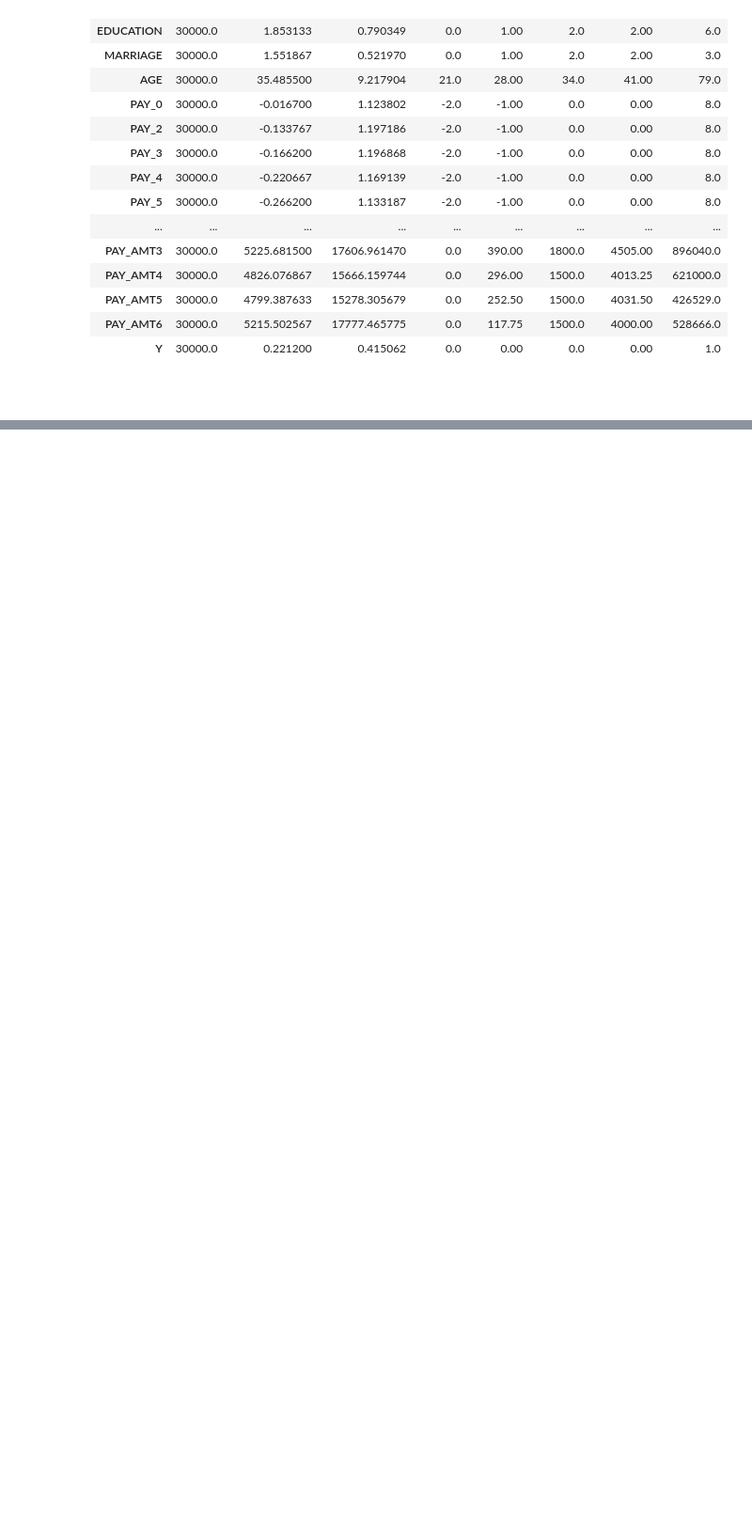
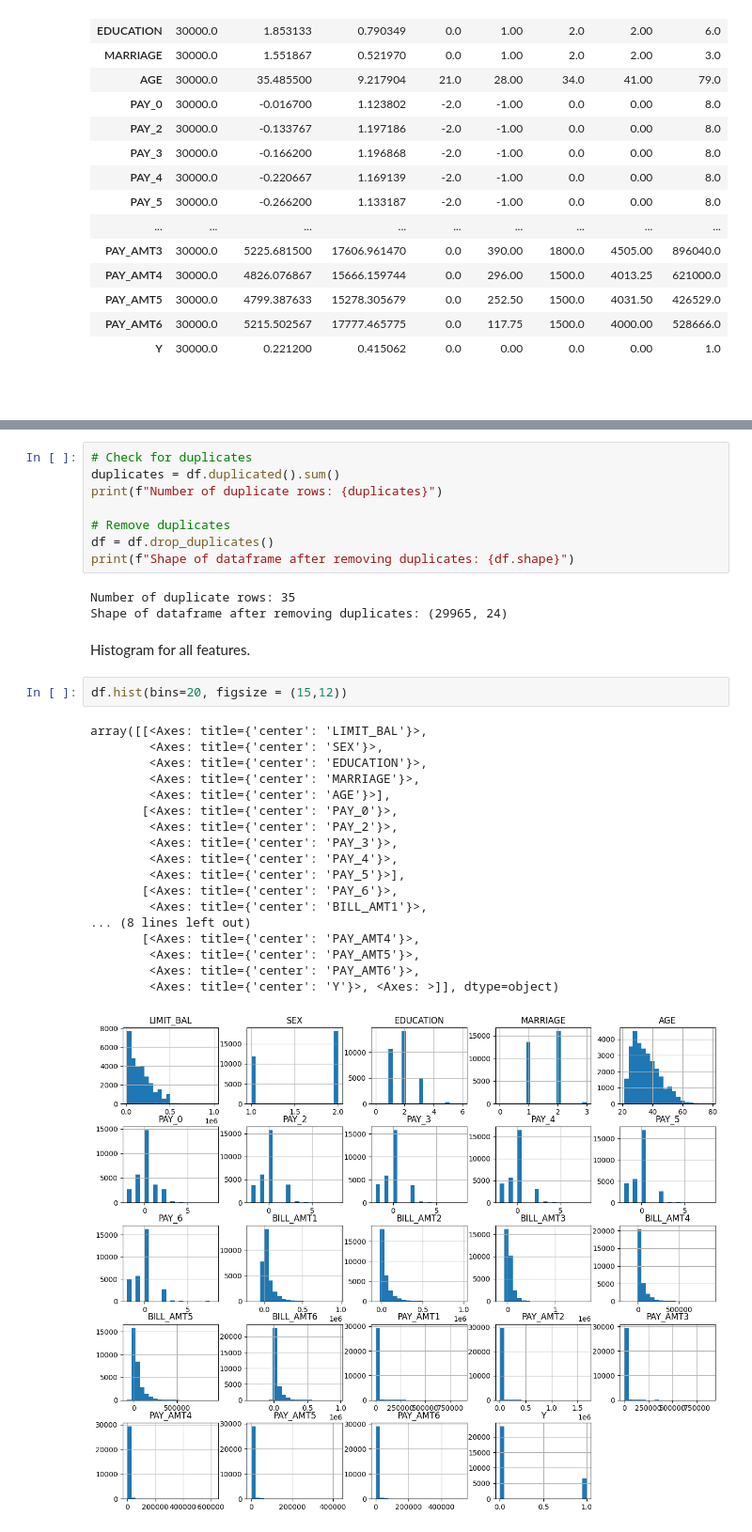
Before and after one commit to minjeoungneev/Default_Credit_Card, a Jupyter notebook: EDA.ipynb, the cells around one changed output, grey strips where cells are left out. Shown: that part at 94% size. Drawn from its saved outputs; the diff is of its cells as text; blank space fills up the shorter version.

```diff
--- a/EDA.ipynb
+++ b/EDA.ipynb
@@ -72,0 +85,34 @@ df.describe().T
+# %%
+# Check for duplicates
+duplicates = df.duplicated().sum()
+print(f"Number of duplicate rows: {duplicates}")
+
+# Remove duplicates
+df = df.drop_duplicates()
+print(f"Shape of dataframe after removing duplicates: {df.shape}")
+# %% [output]
+Number of duplicate rows: 35
+Shape of dataframe after removing duplicates: (29965, 24)
+# %% [markdown]
+Histogram for all features.
+# %%
+df.hist(bins=20, figsize = (15,12))
+# %% [output]
+array([[<Axes: title={'center': 'LIMIT_BAL'}>,
+        <Axes: title={'center': 'SEX'}>,
+        <Axes: title={'center': 'EDUCATION'}>,
+        <Axes: title={'center': 'MARRIAGE'}>,
+        <Axes: title={'center': 'AGE'}>],
+       [<Axes: title={'center': 'PAY_0'}>,
+        <Axes: title={'center': 'PAY_2'}>,
+        <Axes: title={'center': 'PAY_3'}>,
+        <Axes: title={'center': 'PAY_4'}>,
+        <Axes: title={'center': 'PAY_5'}>],
+       [<Axes: title={'center': 'PAY_6'}>,
+        <Axes: title={'center': 'BILL_AMT1'}>,
+... (8 lines left out)
+       [<Axes: title={'center': 'PAY_AMT4'}>,
+        <Axes: title={'center': 'PAY_AMT5'}>,
+        <Axes: title={'center': 'PAY_AMT6'}>,
+        <Axes: title={'center': 'Y'}>, <Axes: >]], dtype=object)
+[figure, added]
```
Also changed, not shown: parts of 8 cells of this notebook.
